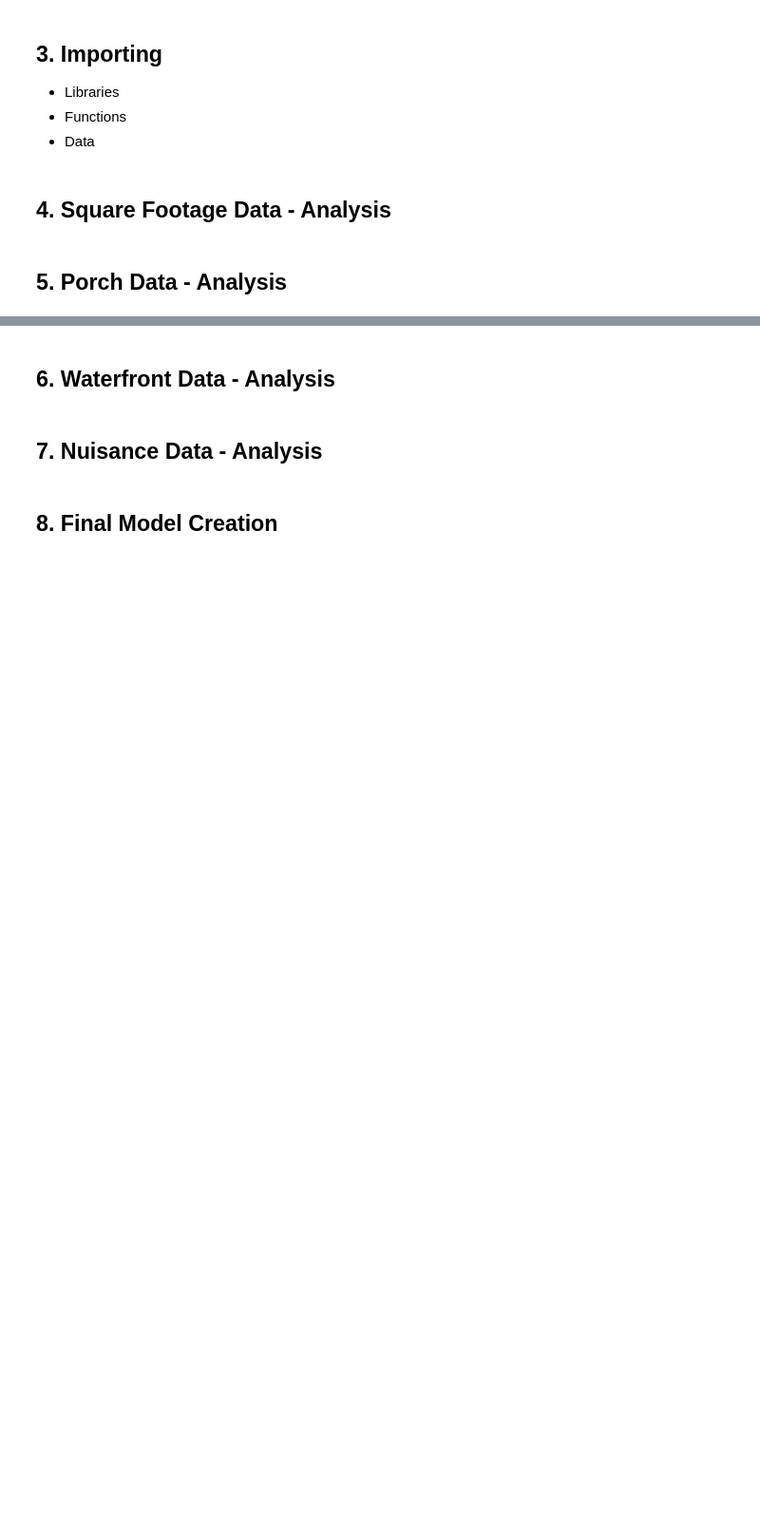
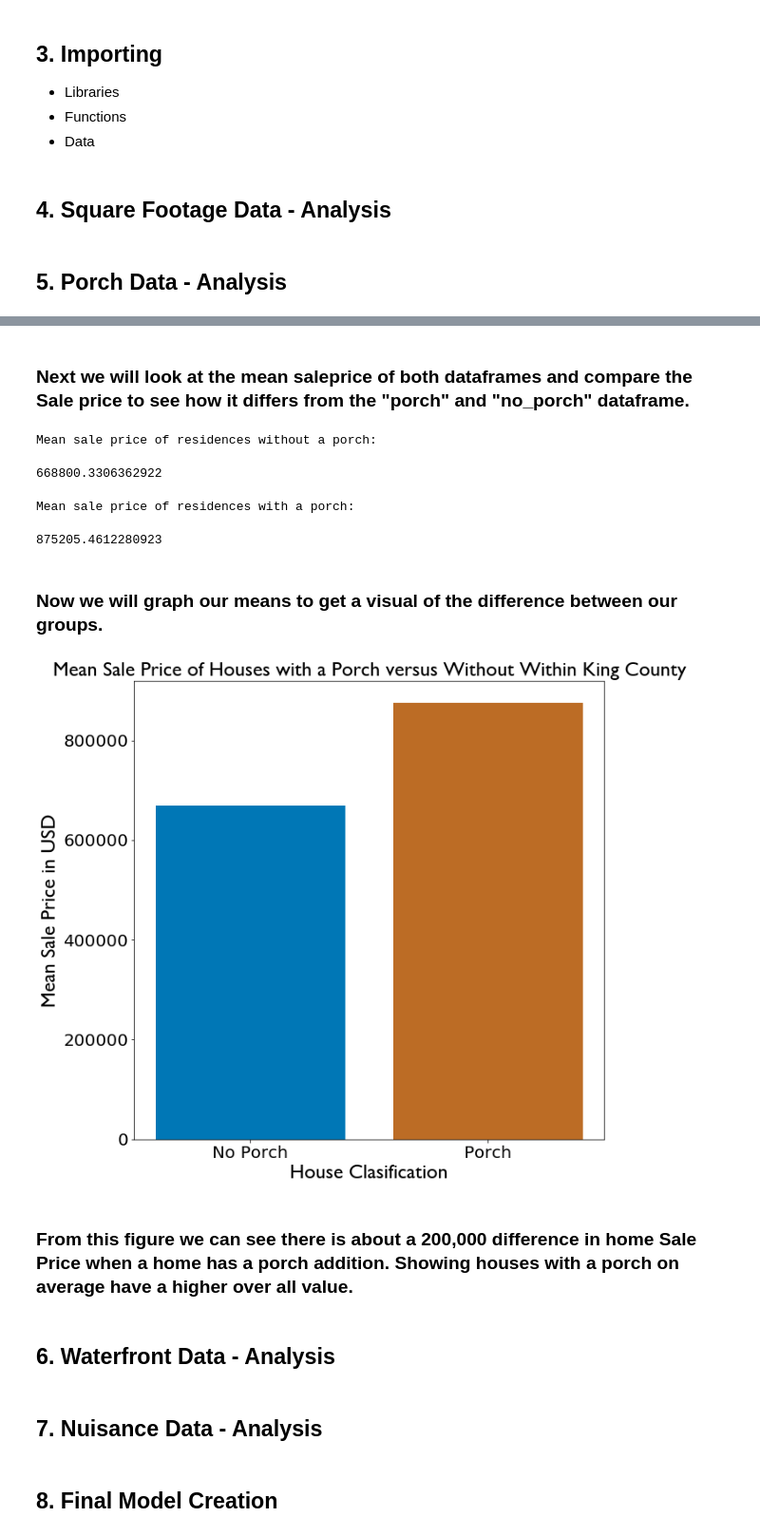
Before and after one commit to chum46/housing_sales_king_county, a Jupyter notebook: notebooks/report/00_final_report_and_summary.ipynb, the cells around one changed output, grey strips where cells are left out. Shown at 95% size. Saved outputs shown, nothing was run; the diff lists cells and outputs as text; code cells hidden in the pictures; blank space fills up the shorter version.

```diff
--- a/notebooks/report/00_final_report_and_summary.ipynb
+++ b/notebooks/report/00_final_report_and_summary.ipynb
@@ -40,3 +116,32 @@ In summary, the report that follows addresses following questions:
+# %% [markdown]
+### Next we will look at the mean saleprice of both dataframes and compare the Sale price to see how it differs from the "porch"  and "no_porch" dataframe.
+# %%
+print("Mean sale price of residences without a porch:")
+sales_and_no_porch["SalePrice"].mean()
+# %% [output]
+Mean sale price of residences without a porch:
+668800.3306362922
+# %%
+print("Mean sale price of residences with a porch:")
+sales_and_porch["SalePrice"].mean()
+# %% [output]
+Mean sale price of residences with a porch:
+875205.4612280923
+# %% [markdown]
+### Now we will graph our means to get a visual of the difference between our groups.
+# %%
+plt.figure(figsize=(10,10))
+plt.bar(x=["No Porch","Porch"],height=[668800.3306362922, 875205.461228],color=["#0077b6", "#BC6C25"],);
+plt.ylabel('Mean Sale Price in USD', fontsize=24,fontname="Gill Sans MT")
+plt.title('Mean Sale Price of Houses with a Porch versus Without Within King County', fontsize=24,fontname="Gill Sans MT")
+plt.xlabel('House Clasification', fontsize=24,fontname="Gill Sans MT")
+plt.rc('xtick', labelsize=20)
+plt.rc('ytick', labelsize=20)
+plt.show()
+# %% [output]
+[figure, added]
+# %% [markdown]
+### From this figure we can see there is about a 200,000 difference in home Sale Price when a home has a porch addition. Showing houses with a porch on average have a higher over all value.
 # %% [markdown]
 ## 6. Waterfront Data - Analysis
 # %% [markdown]
```
Also changed, not shown: parts of 10 cells of this notebook, 5 other files.
